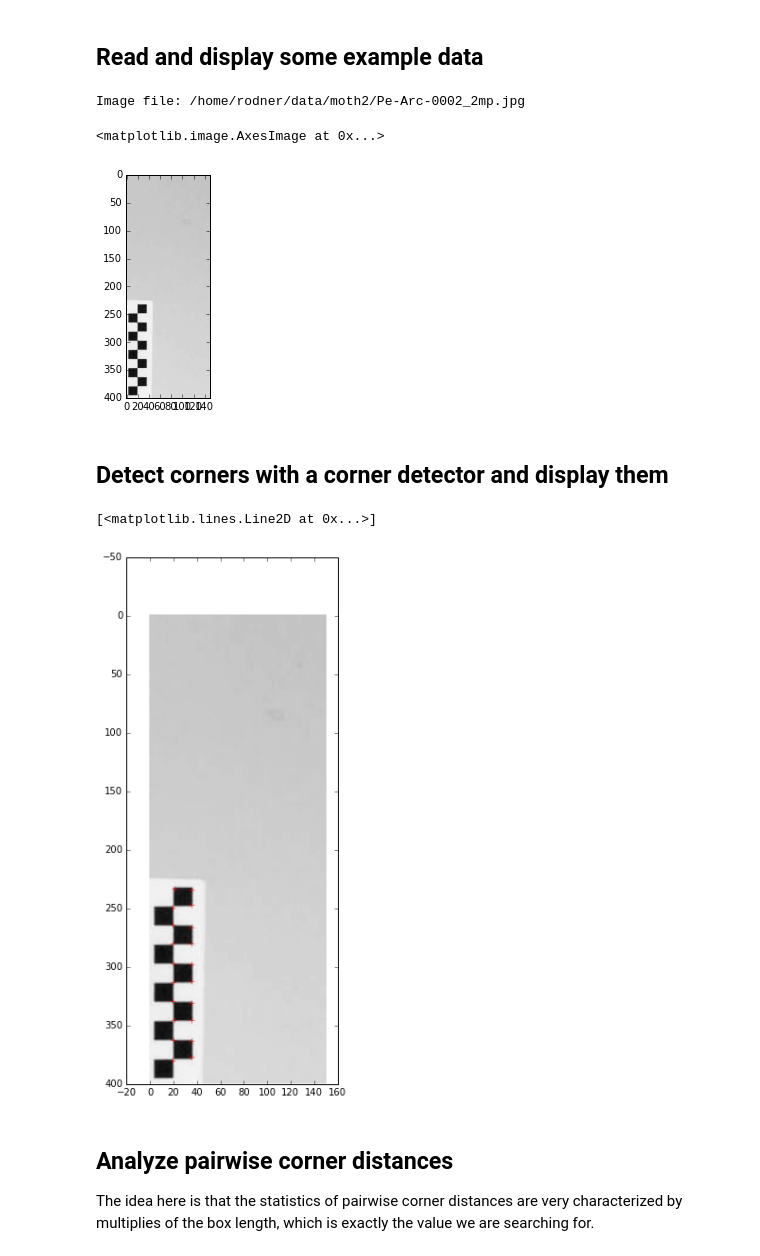
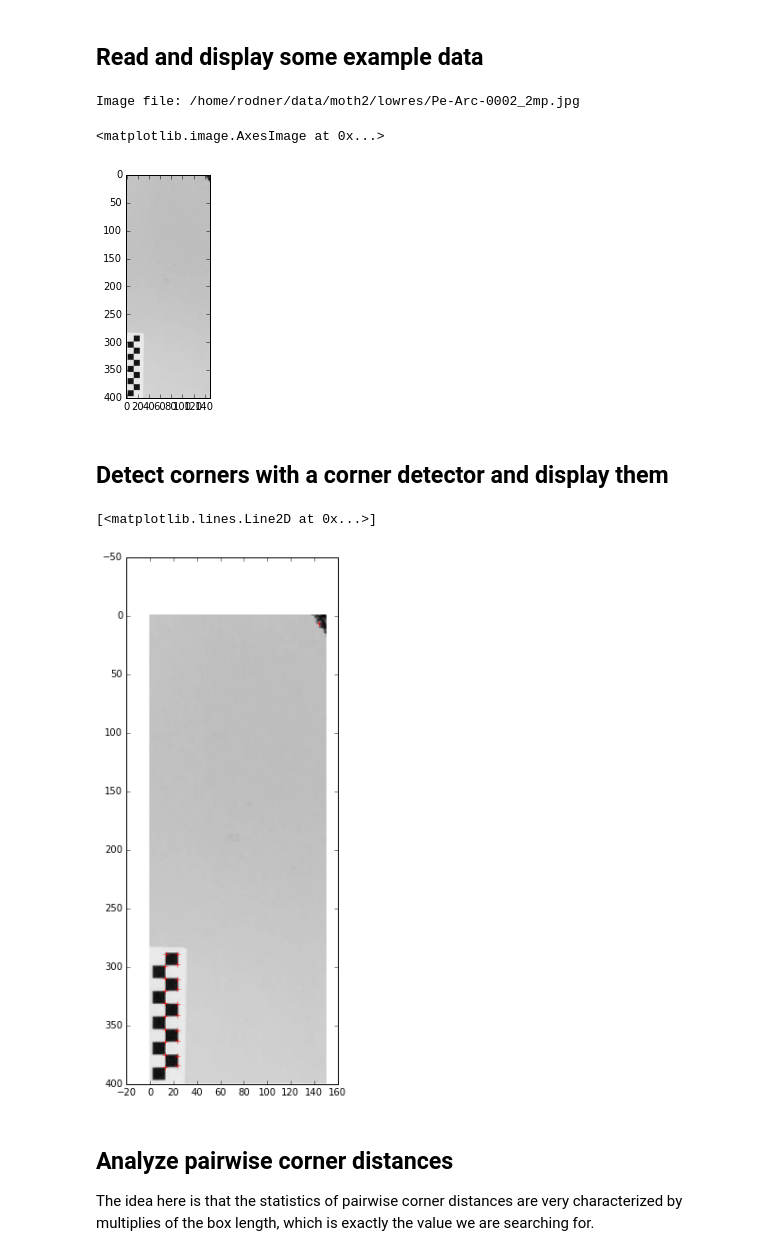
Before and after one commit to erodner/mothseg, a Jupyter notebook: segmentation_playground.ipynb, the cells around one changed output. Saved outputs shown, nothing was run; the diff lists cells and outputs as text; code cells hidden in the pictures.

```diff
--- a/segmentation_playground.ipynb
+++ b/segmentation_playground.ipynb
@@ -16,33 +16,33 @@ from scipy.spatial.distance import pdist, squareform
 # %%
 images = sorted(glob('/home/rodner/data/moth2/*.jpg'))
 # %%
-imgfn = images[1]
+imgfn = "/home/rodner/data/moth2/lowres/Pe-Arc-0002_2mp.jpg"
 #imgfn = '/home/rodner/data/moth2/Pe-Arc-0007_2mp.jpg'
 img = imread(imgfn)
 print ("Image file: {}".format(imgfn))
 # %% [output]
-Image file: /home/rodner/data/moth2/Pe-Arc-0002_2mp.jpg
+Image file: /home/rodner/data/moth2/lowres/Pe-Arc-0002_2mp.jpg
 # %%
 imgr = skimage.color.rgb2gray(img[-400:,:150,:])
 plt.imshow(imgr, cmap=plt.cm.gray)
 # %% [output]
 <matplotlib.image.AxesImage at 0x...>
-[figure, old version]
+[figure, new version]
 # %% [markdown]
 ## Detect corners with a corner detector and display them
 # %%
 def estimate_corners(imgr):
     response = feature.corner_shi_tomasi(imgr)
-    corners = feature.corner_peaks(response, min_distance=11)
+    corners = feature.corner_peaks(response, min_distance=5)
     return corners
 
 corners = estimate_corners(imgr)
 plt.figure(figsize=(10,10))
 plt.imshow(imgr, cmap=plt.cm.gray)
 plt.plot(corners[:,1], corners[:,0], 'r+', linewidth=5)
 # %% [output]
 [<matplotlib.lines.Line2D at 0x...>]
-[figure, old version]
+[figure, new version]
 # %% [markdown]
 ## Analyze pairwise corner distances
 
```
Also changed, not shown: 2 other files.
